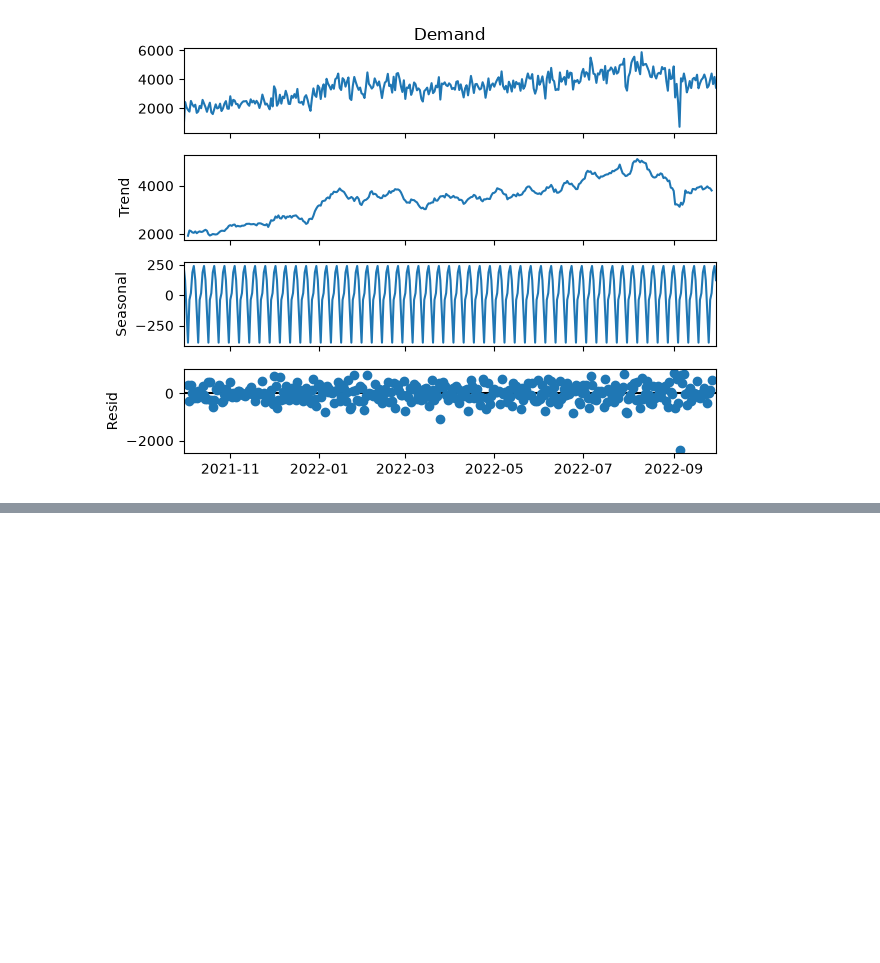
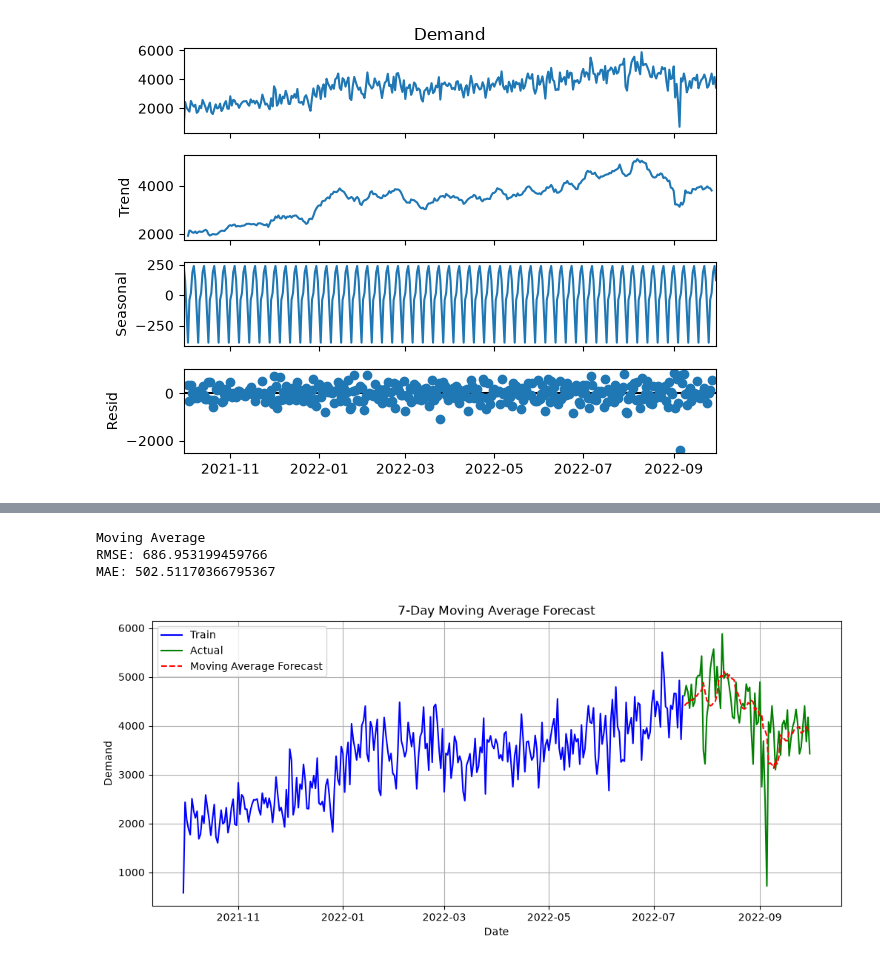
Before and after one commit to Aswini-Subramanyam/EV-Charging-demand-prediction-Guvi, a Jupyter notebook: ML_Time_Series.ipynb, the cells around one changed output, grey strips where cells are left out. Cells and saved outputs as stored; diff of their text form; code cells hidden in the pictures; blank space fills up the shorter version.

```diff
--- a/ML_Time_Series.ipynb
+++ b/ML_Time_Series.ipynb
@@ -152,0 +126,52 @@ Freq: D, dtype: float64
+# %%
+window = 7
+
+history = list(train)
+predictions = []
+
+for t in range(len(test)):
+    forecast = sum(history[-window:]) / window
+    predictions.append(forecast)
+
+    # Add actual observation to history
+    history.append(test.iloc[t])
+# %%
+from sklearn.metrics import mean_squared_error, mean_absolute_error
+import numpy as np
+
+rmse = np.sqrt(mean_squared_error(test, predictions))
+mae = mean_absolute_error(test, predictions)
+print("Moving Average")
+print("RMSE:", rmse)
+print("MAE:", mae)
+# %% [output]
+Moving Average
+RMSE: 686.953199459766
+MAE: 502.51170366795367
+# %%
+import matplotlib.pyplot as plt
+
+plt.figure(figsize=(12,5))
+
+plt.plot(train.index, train,
+         label='Train',
+         color='blue')
+
+plt.plot(test.index, test,
+         label='Actual',
+         color='green')
+
+plt.plot(test.index, predictions,
+         label='Moving Average Forecast',
+         color='red',
+         linestyle='--')
+
+plt.title('7-Day Moving Average Forecast')
+plt.xlabel('Date')
+plt.ylabel('Demand')
+plt.legend()
+plt.grid(True)
+
+plt.show()
+# %% [output]
+[figure, added]
```
Also changed, not shown: parts of 28 cells of this notebook.
